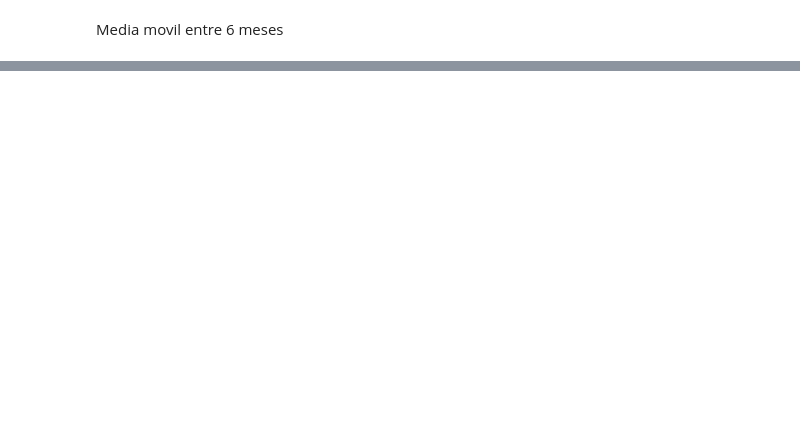
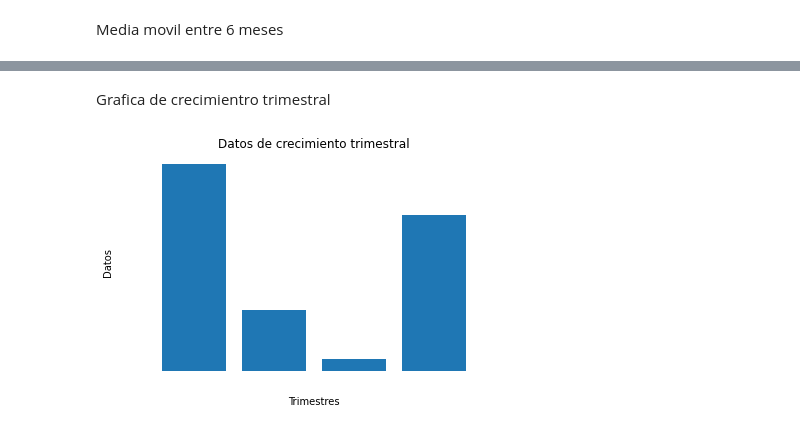
Before and after one commit to GabrielVicente-GT/CABI_CasoPractico, a Jupyter notebook: PrimeraParte/graficas.ipynb, the cells around one changed output, grey strips where cells are left out. Cells and saved outputs as stored; diff of their text form; code cells hidden in the pictures; blank space fills up the shorter version.

```diff
--- a/PrimeraParte/graficas.ipynb
+++ b/PrimeraParte/graficas.ipynb
@@ -216,0 +241,23 @@ plt.show()
+# %% [markdown]
+Grafica de crecimientro trimestral
+# %%
+datos = df.loc[['Q1','Q2','Q3','Q4'], '2004.0']
+
+# Crear la gráfica de barras
+plt.bar(datos.index, datos.values)
+plt.title('Datos de crecimiento trimestral')
+plt.xlabel('Trimestres')
+plt.ylabel('Datos')
+plt.xticks(rotation = '90')
+# Hacer que las regletas sean blancas
+ax = plt.gca()
+ax.spines['top'].set_color('white')
+ax.spines['bottom'].set_color('white')
+ax.spines['left'].set_color('white')
+ax.spines['right'].set_color('white')
+ax.tick_params(axis='x', colors='white')
+ax.tick_params(axis='y', colors='white')
+
+plt.show()
+# %% [output]
+[figure, added]
```
Also changed, not shown: parts of 21 cells of this notebook, 2 other files.
